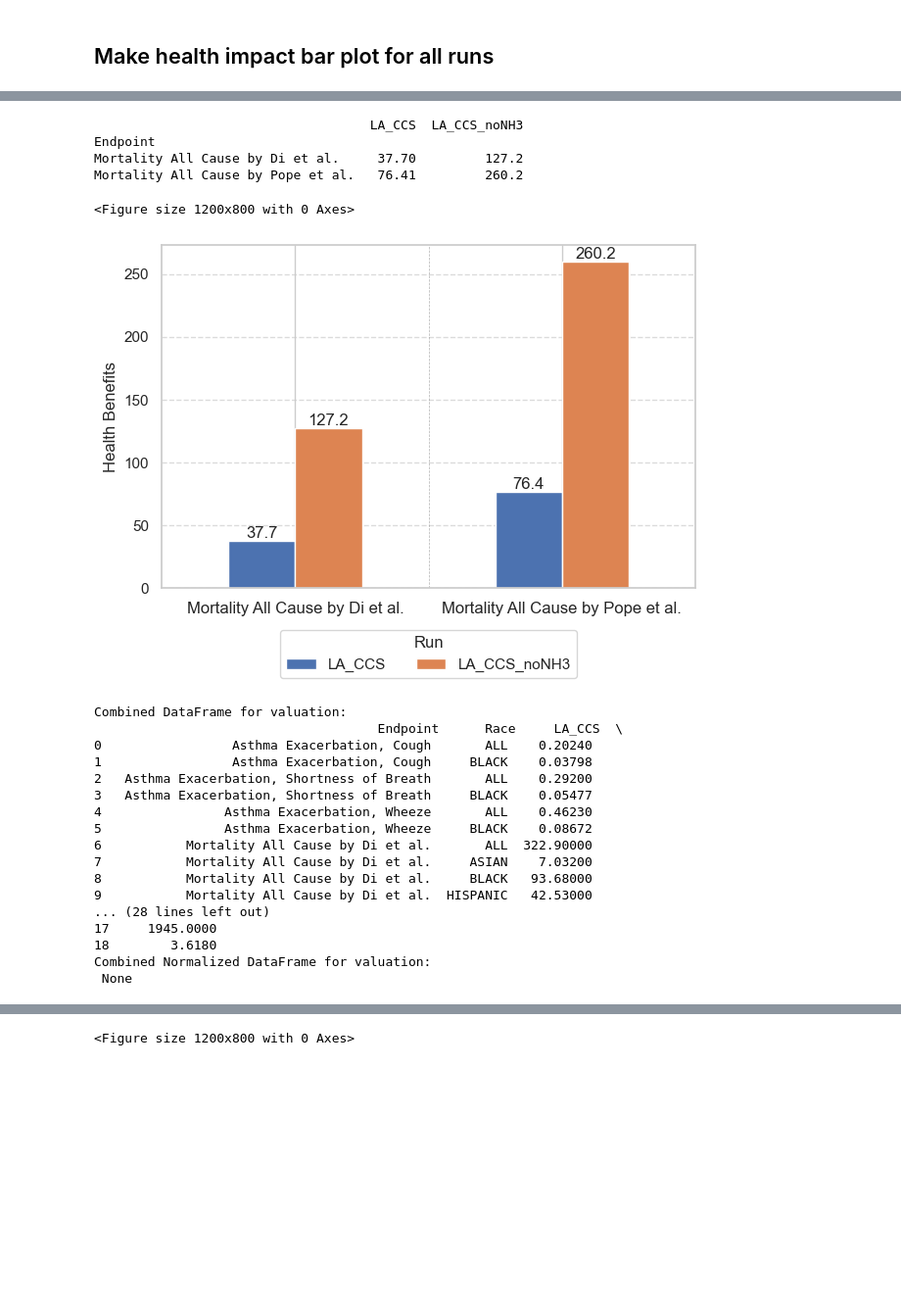
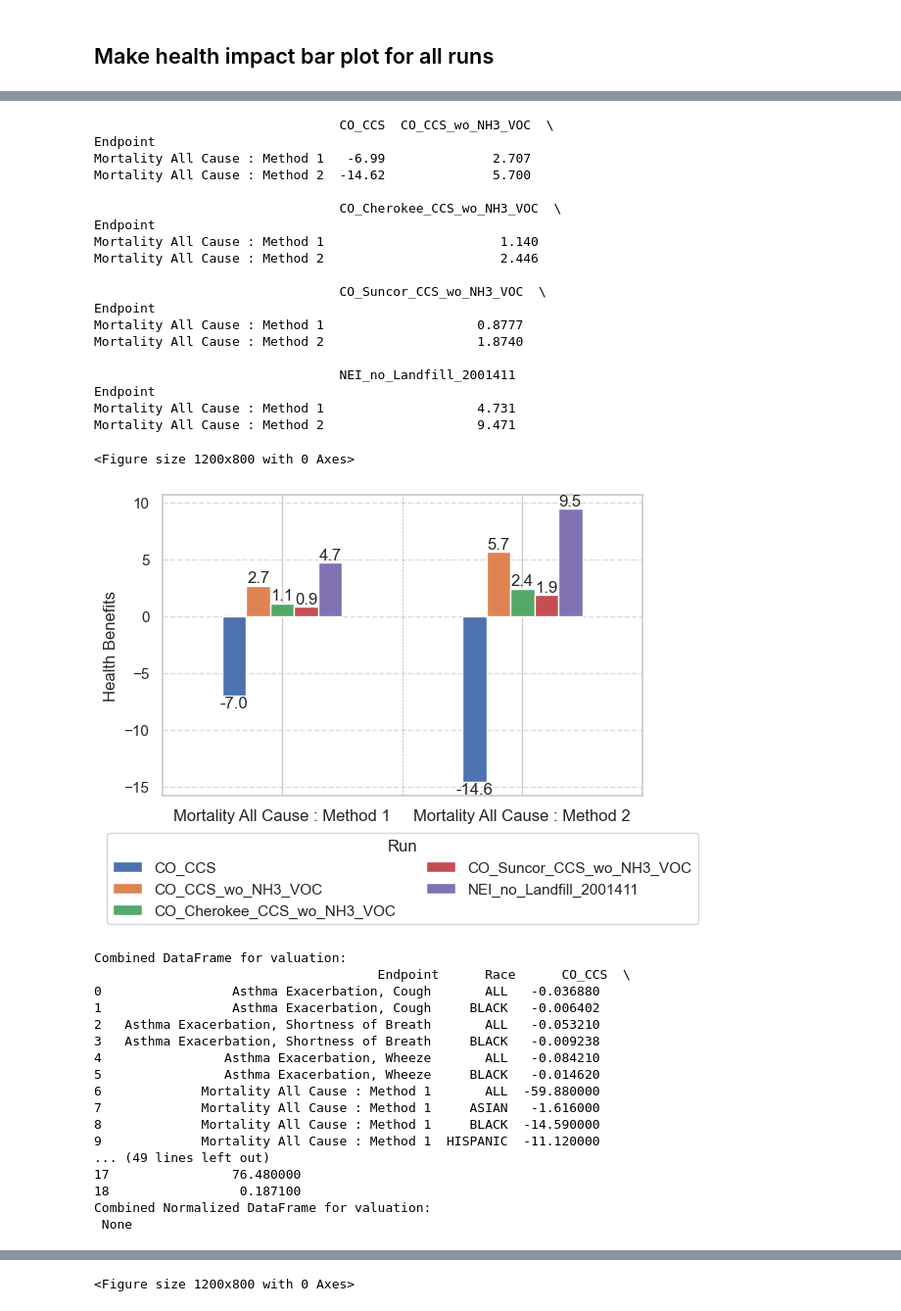
Before and after one commit to CarbonSolutions/LOCAETA_AQ, a Jupyter notebook: notebooks/BenMAP_output_analysis_final.ipynb, the cells around one changed output, grey strips where cells are left out. Shown at 98% size. Saved outputs shown, nothing was run; the diff lists cells and outputs as text; code cells hidden in the pictures; blank space fills up the shorter version.

```diff
--- a/notebooks/BenMAP_output_analysis_final.ipynb
+++ b/notebooks/BenMAP_output_analysis_final.ipynb
@@ -362,6 +361,8 @@ def plot_spatial_distribution_benmap_with_basemap(gdf, field, output_dir, region
 
             print(f'Saved: {output_path}')
 # %%
+import warnings
+warnings.filterwarnings("ignore", category=DeprecationWarning)
 
 ##############
 # STEP 1: get BenMAP grid shapefile
@@ -388,7 +389,7 @@ grid_gdf.rename( columns={"COL":"Col", "ROW": "Row"}, inplace=True)
 # Define file paths
 
 benmap_output_type =['incidence' , 'valuation'] #
-runnames = ['ZERO'] # ['LA_CCS', 'LA_CCS_noNH3'] # [ 'NEI_no_Landfill_2001411', 'CO_CCS', 'CO_CCS_wo_NH3_VOC', 'CO_Cherokee_CCS_wo_NH3_VOC','CO_Suncor_CCS_wo_NH3_VOC']
+runnames = [ 'CO_CCS', 'CO_CCS_wo_NH3_VOC', 'CO_Cherokee_CCS_wo_NH3_VOC','CO_Suncor_CCS_wo_NH3_VOC', 'NEI_no_Landfill_2001411'] # ['LA_CCS', 'LA_CCS_noNH3'] #
 
 
 for runname in runnames:
@@ -424,14 +425,12 @@ for runname in runnames:
 
         # change mortality endpoint
         # Modify Endpoint based on Author
-        final_df.loc[final_df['Author'].str.contains('Pope', na=False), 'Endpoint'] = 'Mortality All Cause by Pope et al.'
-        final_df.loc[final_df['Author'].str.contains('Di', na=False), 'Endpoint'] = 'Mortality All Cause by Di et al.'
+        final_df.loc[final_df['Author'].str.contains('Pope', na=False), 'Endpoint'] = 'Mortality All Cause : Method 2'
+        final_df.loc[final_df['Author'].str.contains('Di', na=False), 'Endpoint'] = 'Mortality All Cause : Method 1'
 
         # "HISPANIC" is ethinicty, not race, but I am going to reassign it as RACE for model analysis
         final_df.loc[final_df['Ethnicity'].str.contains('HISPANIC', na=False), 'Race'] = 'HISPANIC'
         final_df.drop(columns=['Ethnicity'])
-
-        print(f"checking race: {set(final_df['Race'])}")
 
         final_df.head()
 
@@ -440,9 +439,9 @@ for runname in runnames:
         ##############
 
         # Dictionary to loop over
-        #regions = {"CO": '08', "Nation": None}
+        regions = {"CO": '08', "Nation": None}
         #regions = {"LA": ['22','05', "28", "48"] , "Nation": None}
-        regions = {"Nation": None}
+        #regions = {"Nation": None}
 
         final_df = gpd.GeoDataFrame(final_df, geometry= "geometry")
         type(final_df)
@@ -454,15 +453,12 @@ for runname in runnames:
             final_df_subset = subset_data(final_df, state_fips)
 
             print(f"Processing data for: {region_name}")
-            #print(final_df_subset.head())
 
             if benmap_output == 'incidence':
                 # Group by ['Endpoint', 'Pollutant', 'Author', 'Race'] and calculate the sum of 'Mean'
                 race_grouped_sum = final_df_subset.groupby(['Endpoint', 'Pollutant', 'Author', 'Race']).agg({'Mean': 'sum', "Population":"sum"}).reset_index()
 
                 race_grouped_sum['Mean_per_Pop'] = race_grouped_sum['Mean'] / race_grouped_sum['Population'] * 1000000  # Scale by 1,000,000 for readability
-
-                #print("race_grouped_sum", race_grouped_sum.head())
 
                 # Plotting "SUM" barplots by 'Race' for each {endpoint}, {pollutant}, {author}
                 plot_bar(race_grouped_sum, "Endpoint", "Mean", f'Health benefits by Race in {region_name}', output_dir, benmap_output, 'Race')
@@ -482,7 +478,6 @@ for runname in runnames:
                 # Creating a table to show the values in the barplots
                 table_columns = ['Endpoint', 'Race', 'Mean']
 
-            print("create csv started")
             create_csv(race_grouped_sum, table_columns, f'Summary Table Health Benefits by Race in {region_name}', output_dir)
 
             #result = final_df_subset[final_df_subset['Race'] == 'ALL'].groupby('Endpoint')['Mean'].sum().reset_index()
@@ -504,7 +499,6 @@ for runname in runnames:
                 if benmap_output == 'incidence':
                     group['Mean_per_Pop'] = group.apply(lambda row: row['Mean'] / row['Population'] * 1000000, axis=1)  # Scale by 1,000,000 for readability
 
-                    print("normalized basemap mapping started")
                     plot_spatial_distribution_benmap_with_basemap(group, "Mean_per_Pop", output_dir, region_name)
                     ## title_mean_per_pop = f'Spatial Distribution for {endpoint} ({pollutant}, {author}) per Population in {region_name}'
                     ## plot_spatial_distribution_combined(group, title_mean_per_pop, "Mean_per_Pop", output_dir)
@@ -713,7 +819,7 @@ import pandas as pd
 # Define file paths
 benmap_output_type =['incidence' , 'valuation']
 TARGET_GRID_LEVEL = 'county'
-runnames =  ['LA_CCS', 'LA_CCS_noNH3'] # ['CO_CCS', 'CO_CCS_wo_NH3_VOC', 'CO_Cherokee_CCS_wo_NH3_VOC','CO_Suncor_CCS_wo_NH3_VOC' ,  'NEI_no_Landfill_2001411'] # ['ZERO'] #
+runnames =  ['CO_CCS', 'CO_CCS_wo_NH3_VOC', 'CO_Cherokee_CCS_wo_NH3_VOC','CO_Suncor_CCS_wo_NH3_VOC' ,  'NEI_no_Landfill_2001411'] #['LA_CCS', 'LA_CCS_noNH3'] #  # ['ZERO'] #
 target_file = 'County_Summary Table Health Benefits by Race in Nation.csv'
 
 
@@ -764,12 +870,12 @@ for benmap_output in benmap_output_type:
         plot_health_benefit(combined_df_normalized, "Normalized Health Benefits \n (per million)", output_dir+runnames[0])
         plot_only_mortality(combined_df, 'Health Benefits', output_dir+runnames[0])
 
-        combined_df.to_csv(output_dir+runnames[0]+ "/Health_Benefit.csv")
-        combined_df_normalized.to_csv(output_dir+runnames[0]+ "/Normalized_Health_Benefit_all_runs.csv")
+        combined_df.to_csv(output_dir+runnames[0]+ "/Health_Benefit.csv", index=False)
+        combined_df_normalized.to_csv(output_dir+runnames[0]+ "/Normalized_Health_Benefit_all_runs.csv", index=False)
 
     elif benmap_output == 'valuation':
         plot_health_benefit(combined_df, 'Monetized Health Benefits \n (per million $)', output_dir+runnames[0])
         plot_only_mortality(combined_df, 'Monetized Health Benefits \n (per million $)', output_dir+runnames[0])
-        combined_df.to_csv(output_dir+runnames[0] + "/Monetized_Health_Benefit.csv")
+        combined_df.to_csv(output_dir+runnames[0] + "/Monetized_Health_Benefit.csv", index=False)
 # %% [output]
 Combined DataFrame for incidence:
@@ -794,23 +900,38 @@ Combined DataFrame for incidence:
-                                    LA_CCS  LA_CCS_noNH3
+                                CO_CCS  CO_CCS_wo_NH3_VOC  \
 Endpoint
-Mortality All Cause by Di et al.     37.70         127.2
-Mortality All Cause by Pope et al.   76.41         260.2
+Mortality All Cause : Method 1   -6.99              2.707
+Mortality All Cause : Method 2  -14.62              5.700
+
+                                CO_Cherokee_CCS_wo_NH3_VOC  \
+Endpoint
+Mortality All Cause : Method 1                       1.140
+Mortality All Cause : Method 2                       2.446
+
+                                CO_Suncor_CCS_wo_NH3_VOC  \
+Endpoint
+Mortality All Cause : Method 1                    0.8777
+Mortality All Cause : Method 2                    1.8740
+
+                                NEI_no_Landfill_2001411
+Endpoint
+Mortality All Cause : Method 1                    4.731
+Mortality All Cause : Method 2                    9.471
 <Figure size 1200x800 with 0 Axes>
-[figure, old version]
+[figure, new version]
 Combined DataFrame for valuation:
-                                     Endpoint      Race     LA_CCS  \
-0                 Asthma Exacerbation, Cough       ALL    0.20240
-1                 Asthma Exacerbation, Cough     BLACK    0.03798
-2   Asthma Exacerbation, Shortness of Breath       ALL    0.29200
-3   Asthma Exacerbation, Shortness of Breath     BLACK    0.05477
-4                Asthma Exacerbation, Wheeze       ALL    0.46230
-5                Asthma Exacerbation, Wheeze     BLACK    0.08672
-6           Mortality All Cause by Di et al.       ALL  322.90000
-7           Mortality All Cause by Di et al.     ASIAN    7.03200
-8           Mortality All Cause by Di et al.     BLACK   93.68000
-9           Mortality All Cause by Di et al.  HISPANIC   42.53000
-... (28 lines left out)
-17     1945.0000
-18        3.6180
+                                     Endpoint      Race      CO_CCS  \
+0                 Asthma Exacerbation, Cough       ALL   -0.036880
+1                 Asthma Exacerbation, Cough     BLACK   -0.006402
+2   Asthma Exacerbation, Shortness of Breath       ALL   -0.053210
+3   Asthma Exacerbation, Shortness of Breath     BLACK   -0.009238
+4                Asthma Exacerbation, Wheeze       ALL   -0.084210
+5                Asthma Exacerbation, Wheeze     BLACK   -0.014620
+6             Mortality All Cause : Method 1       ALL  -59.880000
+7             Mortality All Cause : Method 1     ASIAN   -1.616000
+8             Mortality All Cause : Method 1     BLACK  -14.590000
+9             Mortality All Cause : Method 1  HISPANIC  -11.120000
+... (49 lines left out)
+17                76.480000
+18                 0.187100
 Combined Normalized DataFrame for valuation:
  None
```
Also changed, not shown: parts of 7 cells of this notebook, 5 other files.
